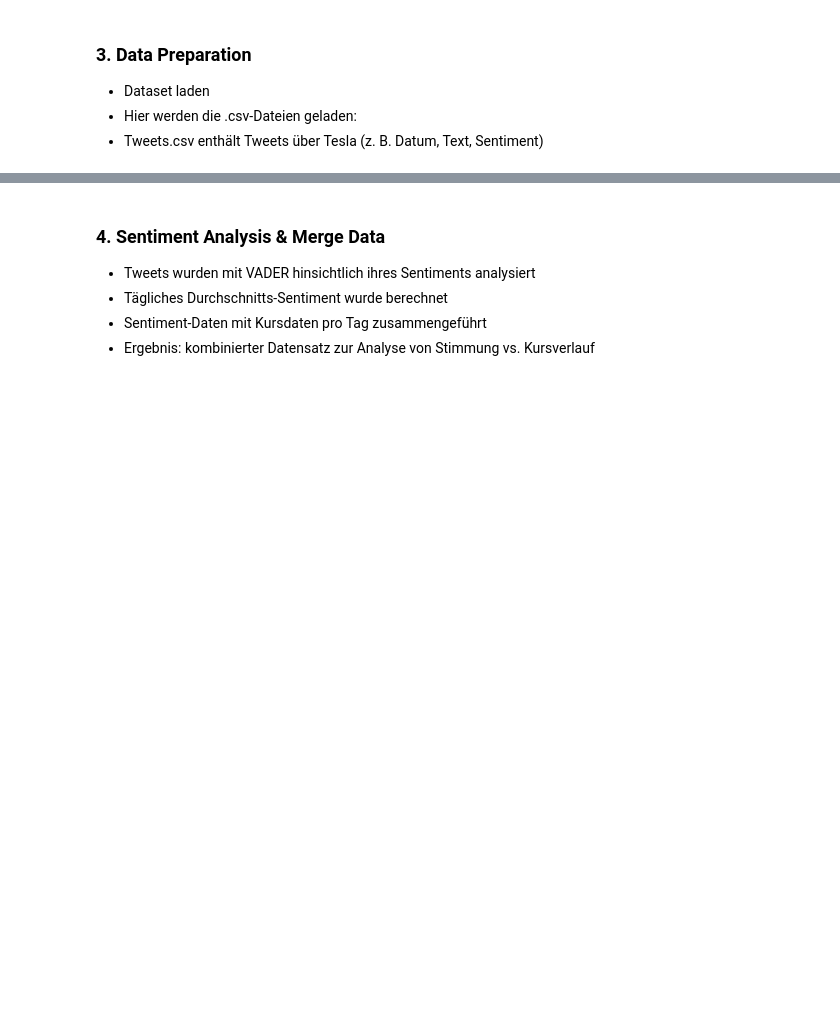
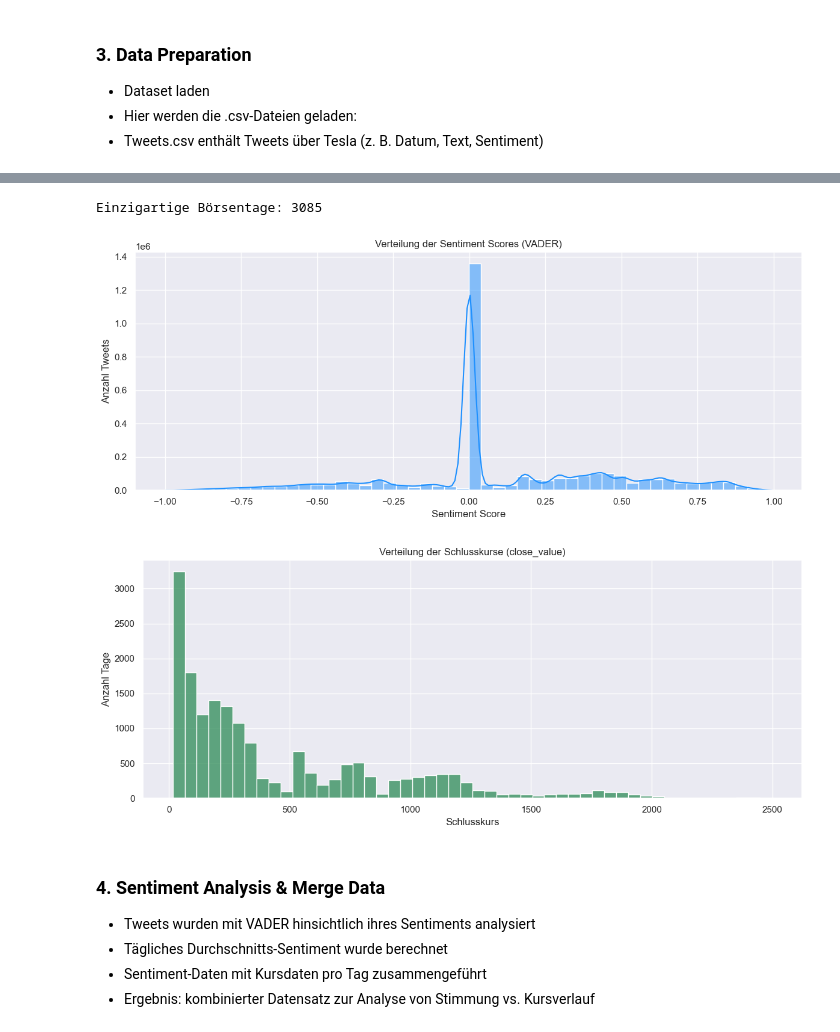
Before and after one commit to erkayK/USW-AI-App, a Jupyter notebook: notebooks/usw_sentiment_stocks.ipynb, the cells around one changed output, grey strips where cells are left out. Cells and saved outputs as stored; diff of their text form; code cells hidden in the pictures; blank space fills up the shorter version.

Commit message:
histogramm

```diff
--- a/notebooks/usw_sentiment_stocks.ipynb
+++ b/notebooks/usw_sentiment_stocks.ipynb
@@ -76,3 +74,46 @@ Name: close_value, dtype: float64
+# %%
+## Verteilungen: Sentiment Scores und Schlusskurse
+
+
+# Duplikate bei Tweets entfernen (nur einmal je Text behalten)
+tweet = tweet.drop_duplicates(subset='body')
+
+# Duplikate bei Kursen prüfen und bereinigen
+company_value = company_value.drop_duplicates(subset=['day_date', 'close_value'])
+
+# Anzahl eindeutiger Kurstage prüfen
+print(f"Einzigartige Börsentage: {company_value['day_date'].nunique()}")
+
+# Sentiment Score berechnen
+if 'sentiment_score' not in tweet.columns:
+    from vaderSentiment.vaderSentiment import SentimentIntensityAnalyzer
+
+    analyzer = SentimentIntensityAnalyzer()
+    tweet['sentiment_score'] = tweet['body'].apply(lambda x: analyzer.polarity_scores(str(x))['compound'])
+
+# Plot: Verteilung der Sentiment Scores
+plt.figure(figsize=(12, 5))
+sns.histplot(tweet['sentiment_score'], bins=50, kde=True, color='dodgerblue')
+plt.title("Verteilung der Sentiment Scores (VADER)")
+plt.xlabel("Sentiment Score")
+plt.ylabel("Anzahl Tweets")
+plt.grid(True)
+plt.tight_layout()
+plt.show()
+
+# Plot: Verteilung der Schlusskurse
+plt.figure(figsize=(12, 5))
+sns.histplot(company_value['close_value'], bins=50, color='seagreen')
+plt.title("Verteilung der Schlusskurse (close_value)")
+plt.xlabel("Schlusskurs")
+plt.ylabel("Anzahl Tage")
+plt.grid(True)
+plt.tight_layout()
+plt.show()
+# %% [output]
+Einzigartige Börsentage: 3085
+[figure, added]
+[figure, added]
 # %% [markdown]
 ### 4. Sentiment Analysis & Merge Data
 - Tweets wurden mit VADER hinsichtlich ihres Sentiments analysiert
```
Also changed, not shown: parts of 1 cell of this notebook.
